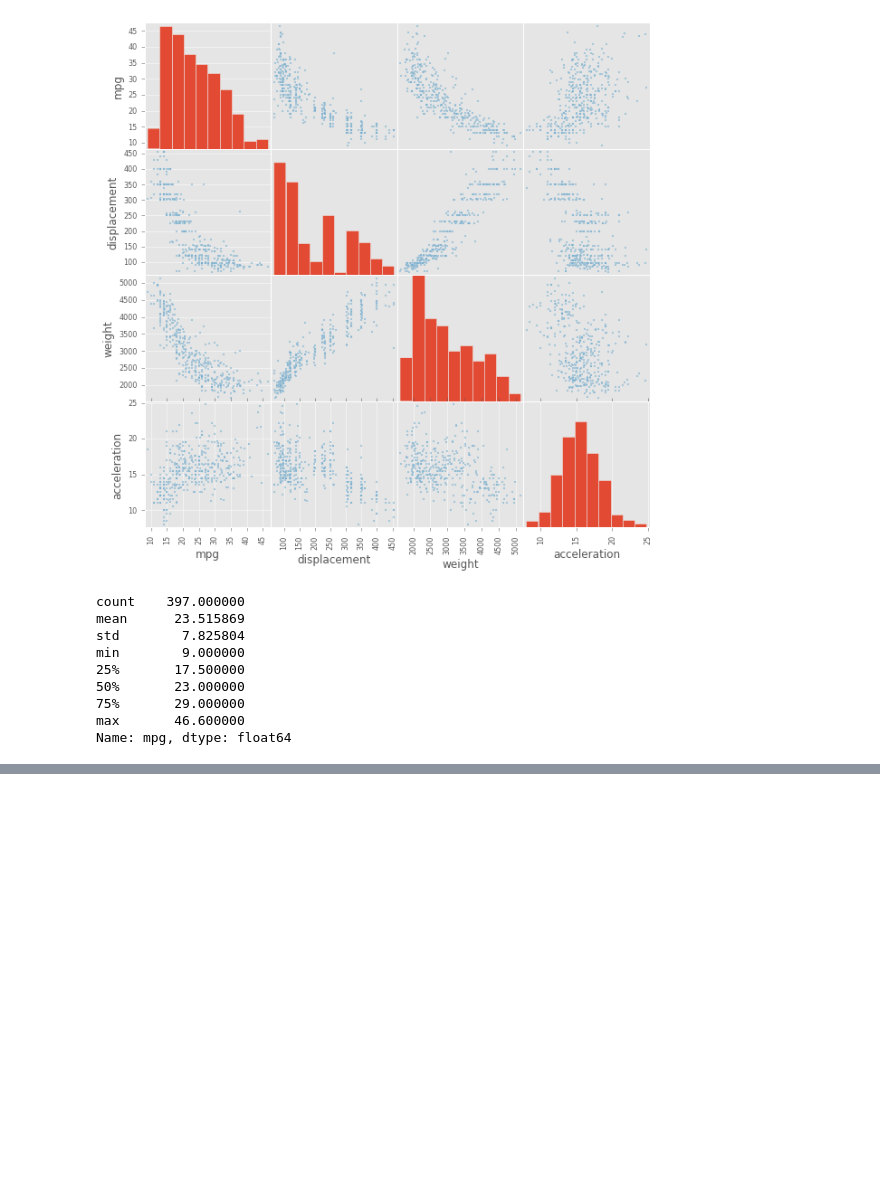
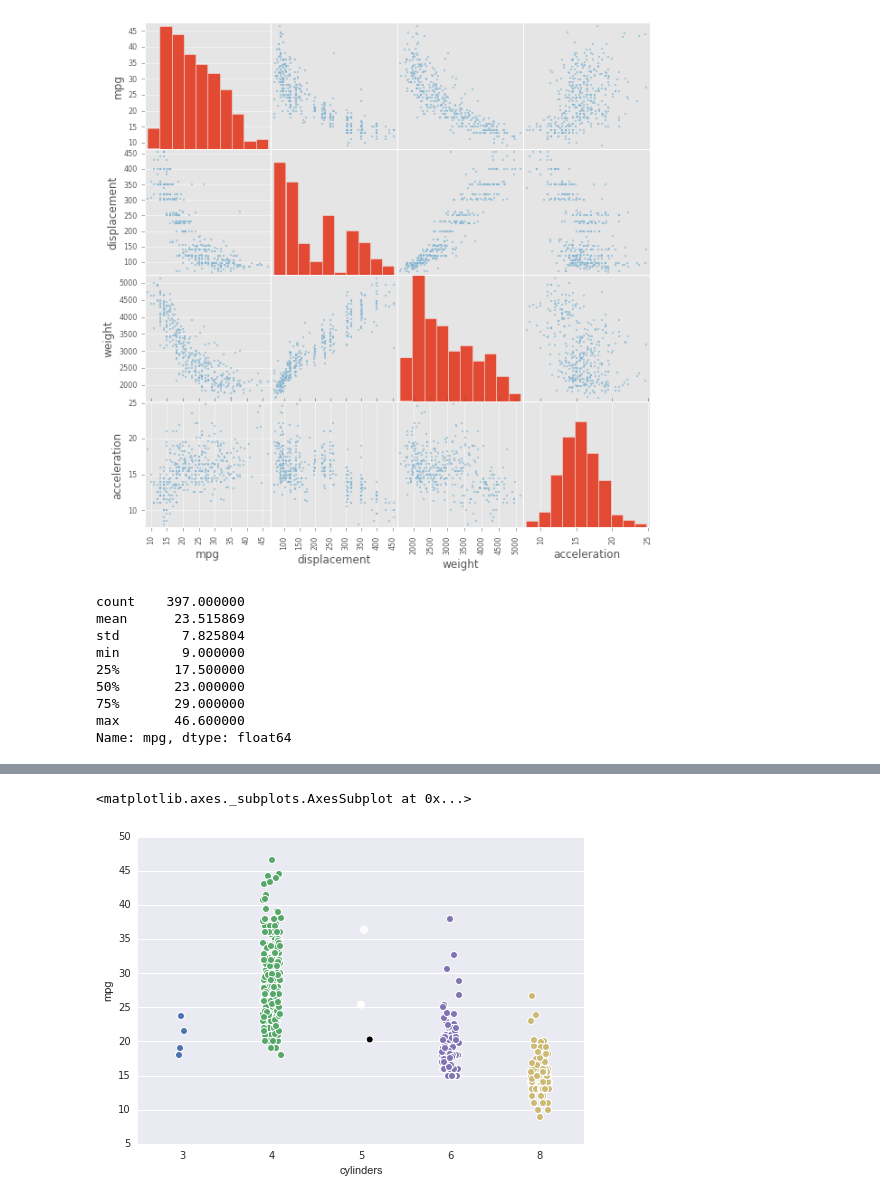
Before and after one commit to GucciTheCarpenter/ISLR_labs, a Jupyter notebook: ch02_Statistical_Learning/Intro.ipynb, the cells around one changed output, grey strips where cells are left out. Drawn from its saved outputs; the diff is of its cells as text; code cells hidden in the pictures; blank space fills up the shorter version.

```diff
--- a/ch02_Statistical_Learning/Intro.ipynb
+++ b/ch02_Statistical_Learning/Intro.ipynb
@@ -228,0 +252,7 @@ Name: mpg, dtype: float64
+# %%
+# using Auto data above
+cyl_order = [3, 4, 5, 6, 8]
+sns.stripplot(x='cylinders', y='mpg', data=Auto, order=cyl_order, jitter=True)
+# %% [output]
+<matplotlib.axes._subplots.AxesSubplot at 0x...>
+[figure, added]
```
Also changed, not shown: parts of 16 cells of this notebook, 15 other files.
